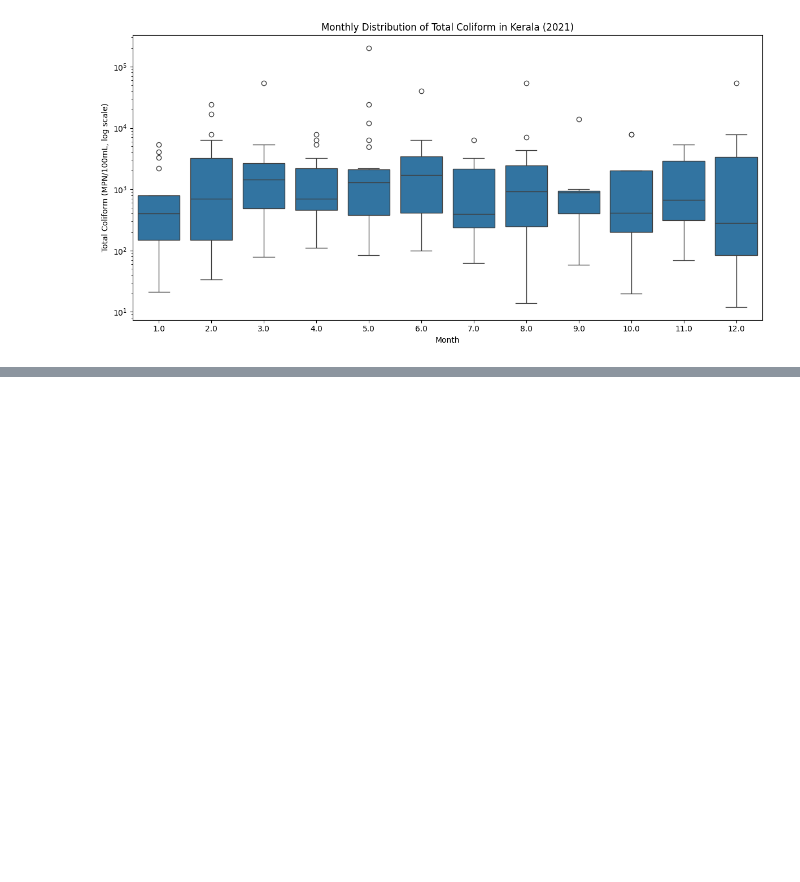
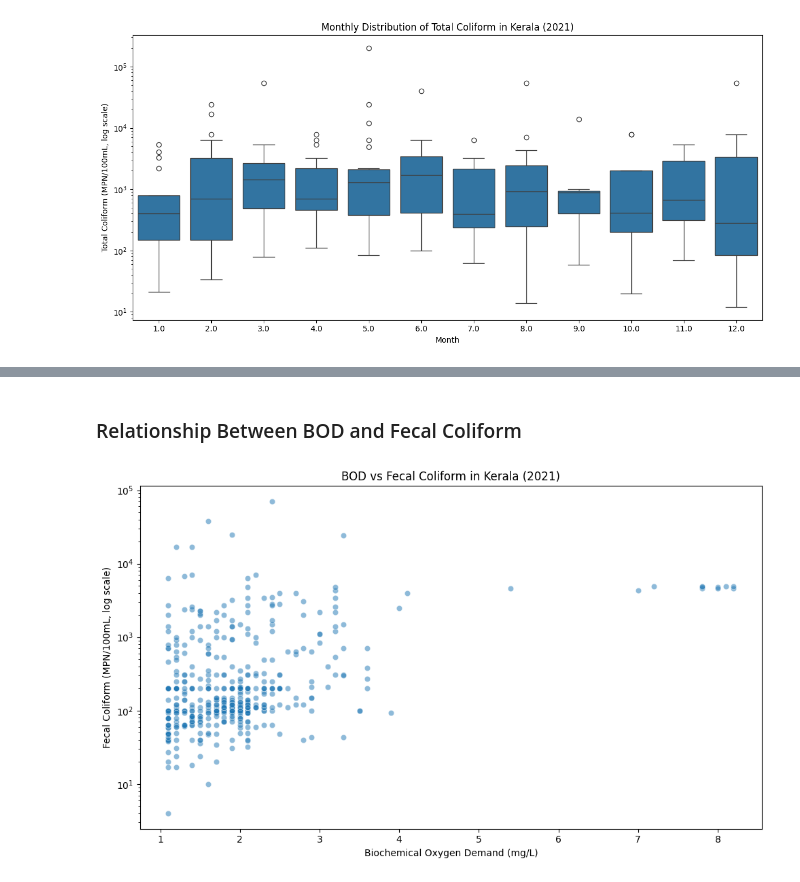
Before and after one commit to SanjanaPS502428/Water-Quality-Analysis, a Jupyter notebook: notebooks/02_water_quality_eda.ipynb, the cells around one changed output, grey strips where cells are left out. Cells and saved outputs as stored; diff of their text form; code cells hidden in the pictures; blank space fills up the shorter version.

```diff
--- a/notebooks/02_water_quality_eda.ipynb
+++ b/notebooks/02_water_quality_eda.ipynb
@@ -646,0 +426,27 @@ The monthly boxplot indicates considerable variability in Total Coliform measure
+# %% [markdown]
+### Relationship Between BOD and Fecal Coliform
+# %%
+bod_fc = df.dropna(
+    subset=[
+        "Biochemical Oxygen Demand (mg/L)",
+        "Fecal Coliform (MPN/100mL)"
+    ]
+).copy()
+
+plt.figure(figsize=(10, 6))
+
+sns.scatterplot(
+    data=bod_fc,
+    x="Biochemical Oxygen Demand (mg/L)",
+    y="Fecal Coliform (MPN/100mL)",
+    alpha=0.5
+)
+
+plt.yscale("log")
+plt.title("BOD vs Fecal Coliform in Kerala (2021)")
+plt.xlabel("Biochemical Oxygen Demand (mg/L)")
+plt.ylabel("Fecal Coliform (MPN/100mL, log scale)")
+plt.tight_layout()
+plt.show()
+# %% [output]
+[figure, added]
```
Also changed, not shown: parts of 39 cells of this notebook.
